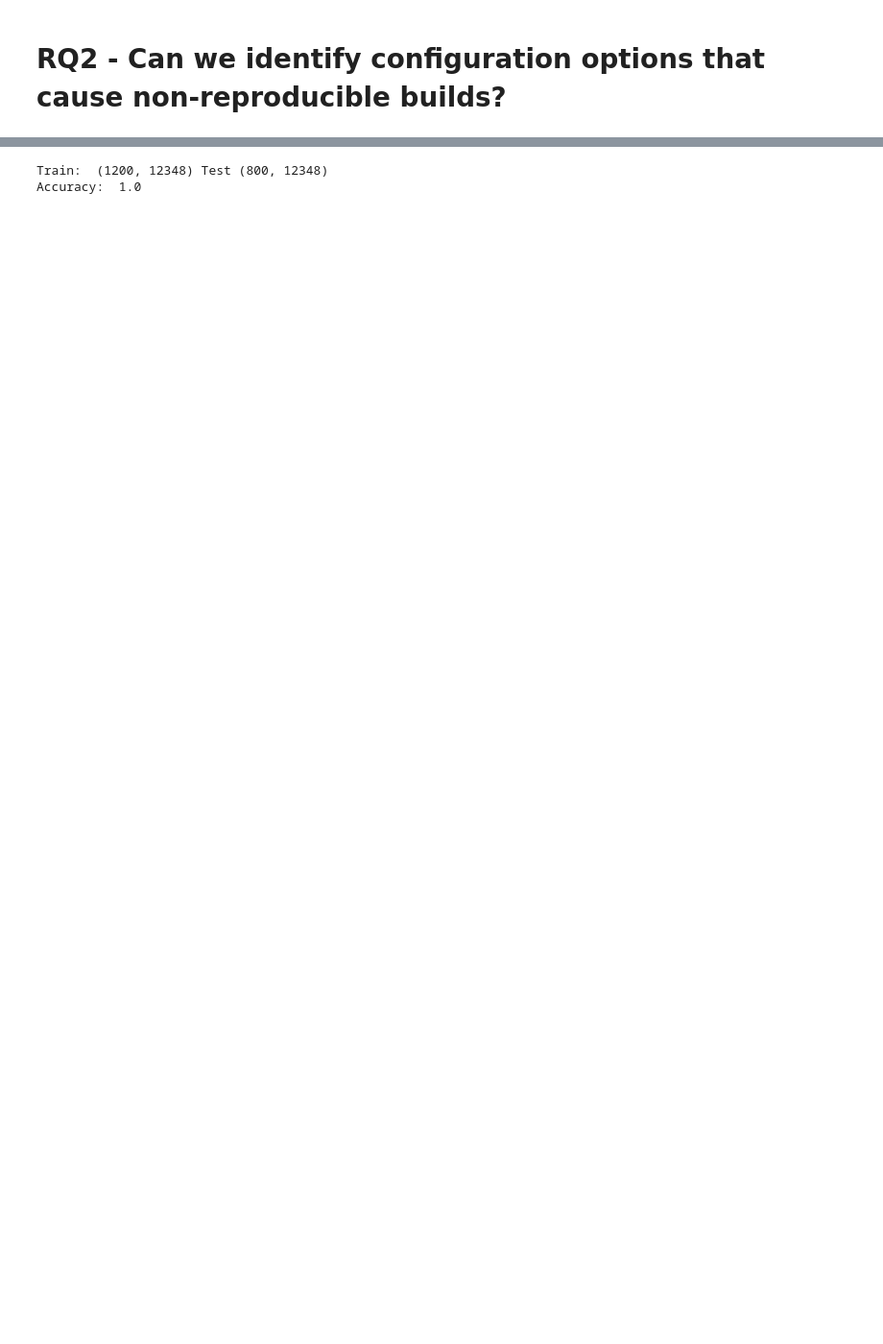
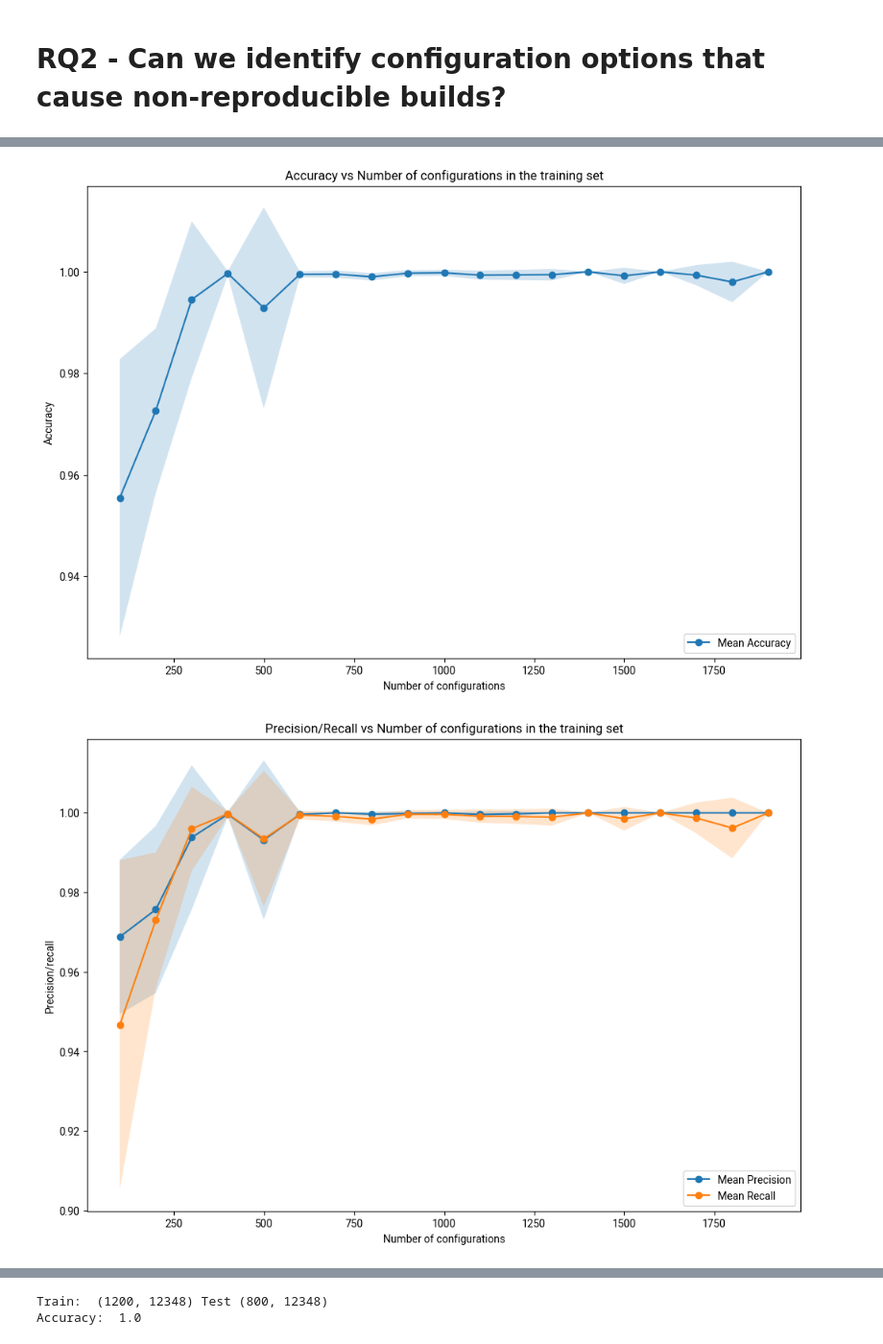
Before and after one commit to garandria/config-rb.data, a Jupyter notebook: emse.ipynb, the cells around one changed output, grey strips where cells are left out. Shown at 96% size. Saved outputs shown, nothing was run; the diff lists cells and outputs as text; code cells hidden in the pictures; blank space fills up the shorter version.

```diff
--- a/emse.ipynb
+++ b/emse.ipynb
@@ -30,7 +30,7 @@ def readconfig(conf):
 
 def build_df(kallpath, reppath, cspath):
     kall = Path(kallpath).read_text().splitlines()
-    repro = Path(reppath).read_text().splitlines()
+    repro = list(map(lambda x: {'True': 1, 'False': 0}[x], Path(reppath).read_text().splitlines()))
     table = dict()
     for opt in kall:
         table[opt] = [0 for _ in range(len(repro))]
@@ -232 +257,6 @@ Accuracy:  1.0
 [drawing not drawn]
+# %%
+mk_evolution(rq2v513df)
+# %% [output]
+[figure, added]
+[figure, added]
```
Also changed, not shown: parts of 22 cells of this notebook.
